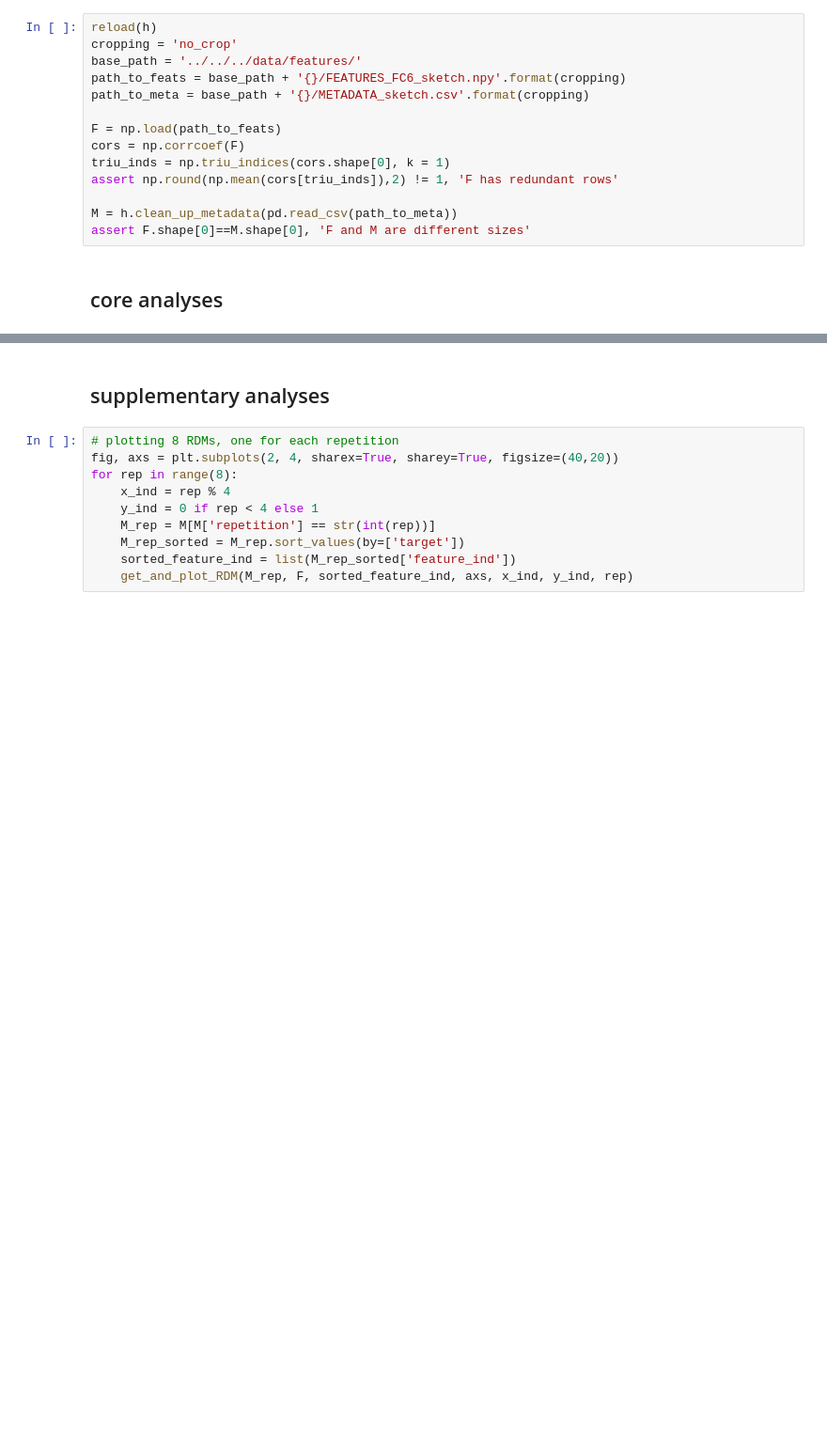
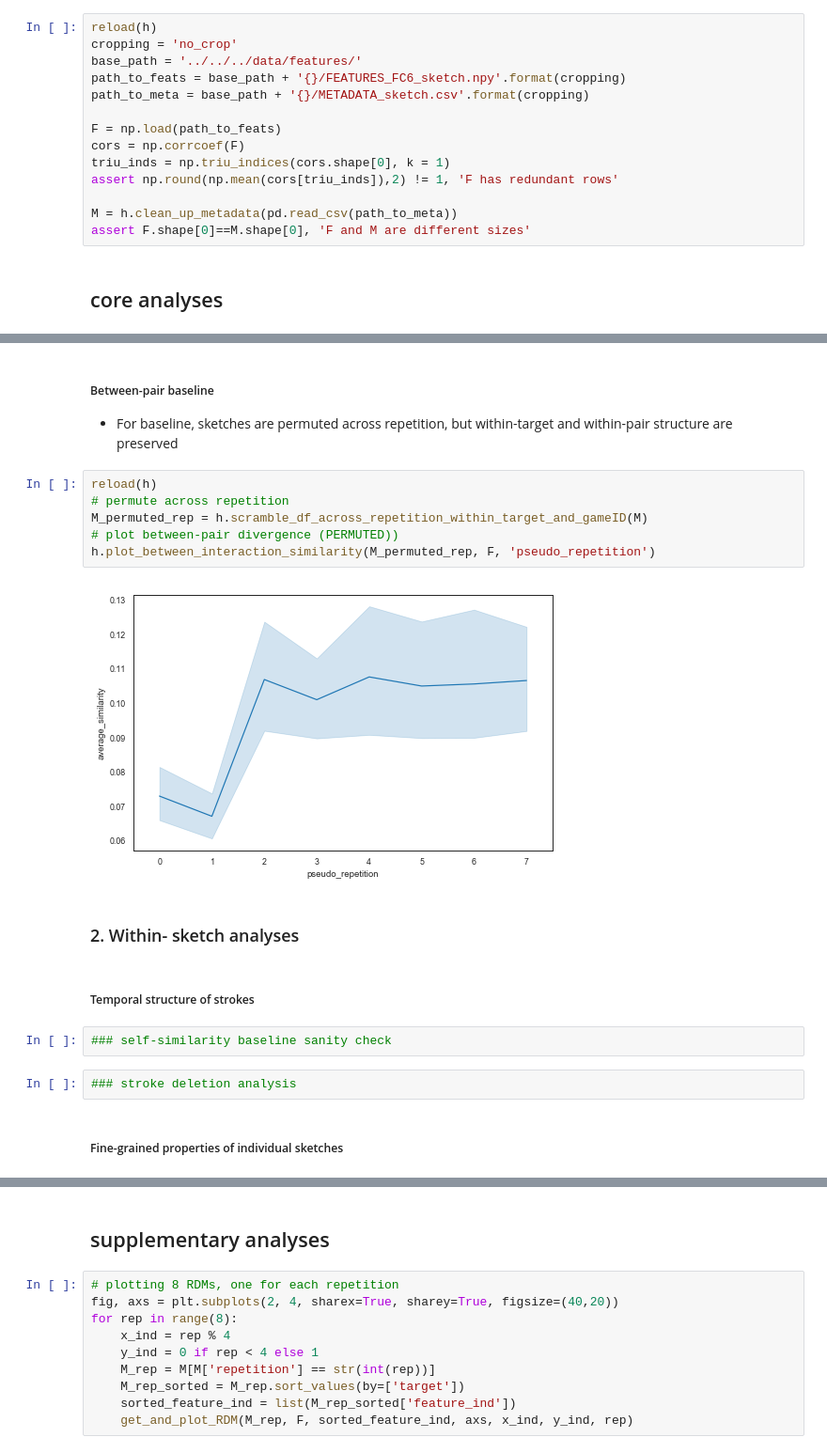
Before and after one commit to cogtoolslab/graphical_conventions_cogsci19, a Jupyter notebook: analysis/ipynb/megsano/analyze_refgame_sketches.ipynb, the cells around one changed output, grey strips where cells are left out. Shown at 94% size. Cells and saved outputs as stored; diff of their text form; blank space fills up the shorter version.

```diff
--- a/analysis/ipynb/megsano/analyze_refgame_sketches.ipynb
+++ b/analysis/ipynb/megsano/analyze_refgame_sketches.ipynb
@@ -133,0 +123,21 @@ TypeError: invalid type comparison
+# %% [markdown]
+##### Between-pair baseline
+- For baseline, sketches are permuted across repetition, but within-target and within-pair structure are preserved
+# %%
+reload(h)
+# permute across repetition
+M_permuted_rep = h.scramble_df_across_repetition_within_target_and_gameID(M)
+# plot between-pair divergence (PERMUTED))
+h.plot_between_interaction_similarity(M_permuted_rep, F, 'pseudo_repetition')
+# %% [output]
+[figure, added]
+# %% [markdown]
+### 2. Within- sketch analyses
+# %% [markdown]
+##### Temporal structure of strokes
+# %%
+### self-similarity baseline sanity check
+# %%
+### stroke deletion analysis
+# %% [markdown]
+##### Fine-grained properties of individual sketches
```
Also changed, not shown: parts of 18 cells of this notebook, 1 other file.
